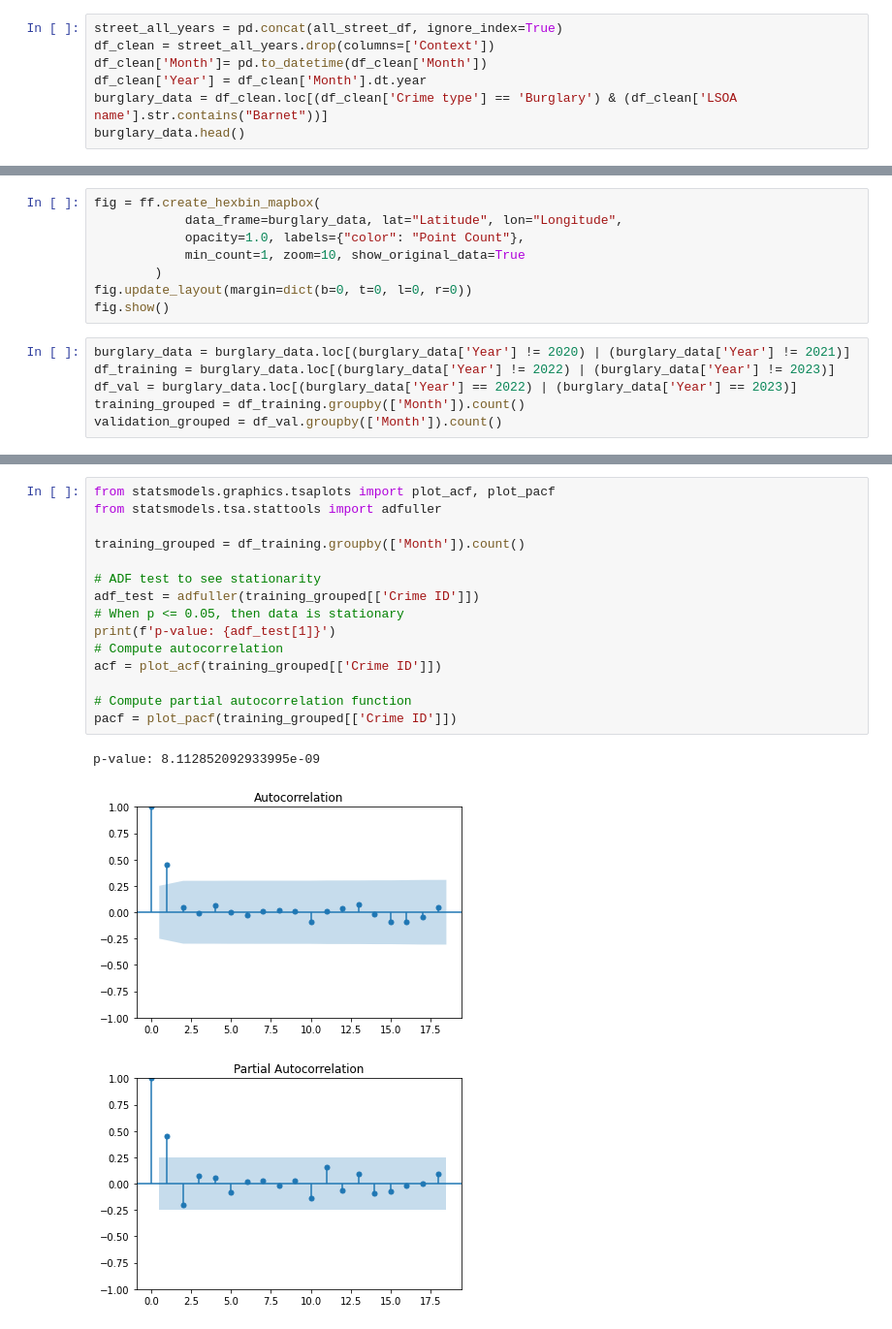
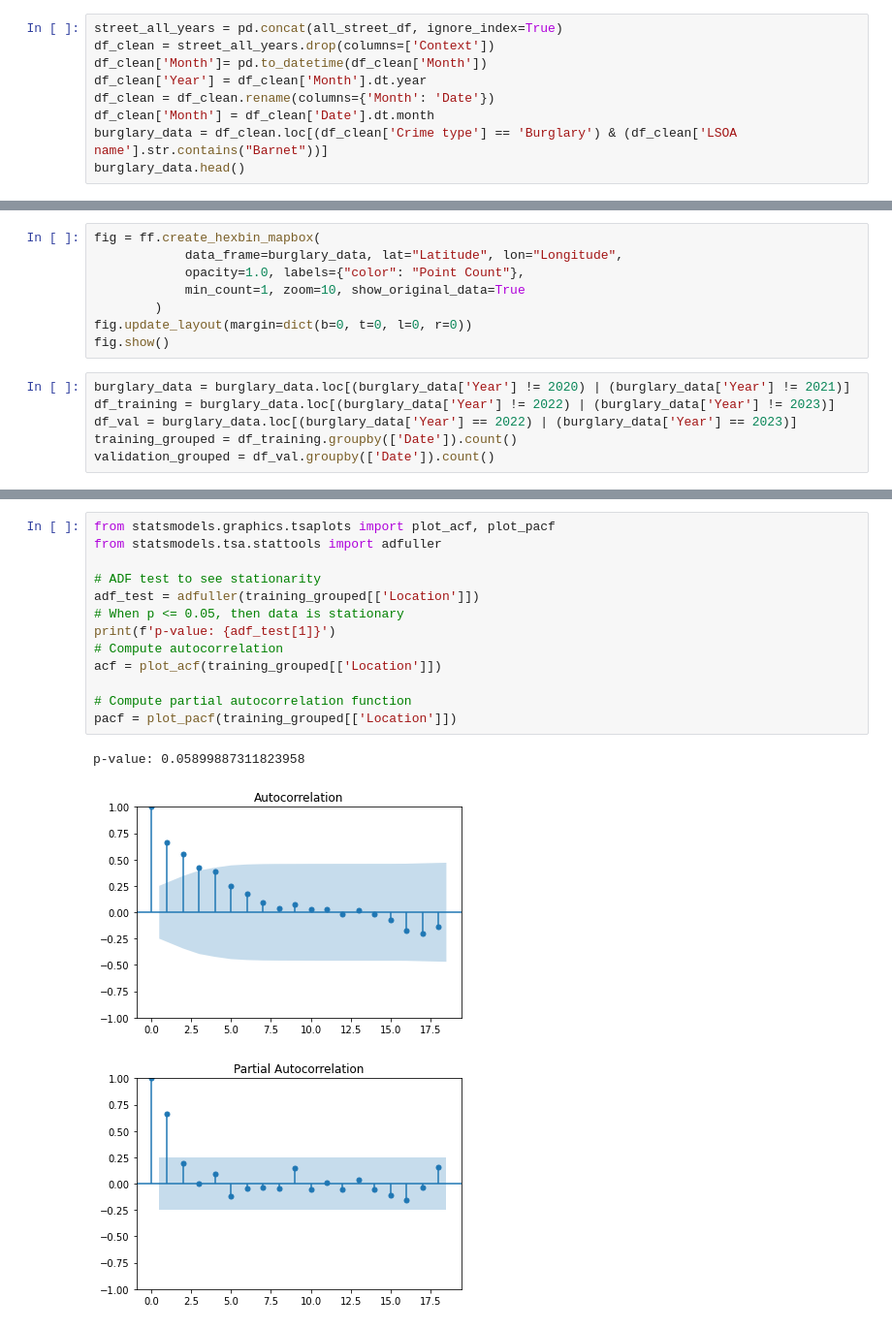
Before and after one commit to isavgt/JBG050-group11, a Jupyter notebook: datasetsexploration.ipynb, the cells around one changed output, grey strips where cells are left out. Shown at 97% size. Cells and saved outputs as stored; diff of their text form.

```diff
--- a/datasetsexploration.ipynb
+++ b/datasetsexploration.ipynb
@@ -54,6 +54,8 @@ street_all_years = pd.concat(all_street_df, ignore_index=True)
 df_clean = street_all_years.drop(columns=['Context'])
 df_clean['Month']= pd.to_datetime(df_clean['Month'])
 df_clean['Year'] = df_clean['Month'].dt.year
+df_clean = df_clean.rename(columns={'Month': 'Date'})
+df_clean['Month'] = df_clean['Date'].dt.month
 burglary_data = df_clean.loc[(df_clean['Crime type'] == 'Burglary') & (df_clean['LSOA name'].str.contains("Barnet"))]
 burglary_data.head()
 # %% [output]
@@ -75,8 +77,8 @@ fig.show()
 burglary_data = burglary_data.loc[(burglary_data['Year'] != 2020) | (burglary_data['Year'] != 2021)]
 df_training = burglary_data.loc[(burglary_data['Year'] != 2022) | (burglary_data['Year'] != 2023)]
 df_val = burglary_data.loc[(burglary_data['Year'] == 2022) | (burglary_data['Year'] == 2023)]
-training_grouped = df_training.groupby(['Month']).count()
-validation_grouped = df_val.groupby(['Month']).count()
+training_grouped = df_training.groupby(['Date']).count()
+validation_grouped = df_val.groupby(['Date']).count()
 # %%
 import matplotlib.pyplot as plt
 
@@ -101,19 +103,17 @@ s.plot()
 # %%
 from statsmodels.graphics.tsaplots import plot_acf, plot_pacf
 from statsmodels.tsa.stattools import adfuller
 
-training_grouped = df_training.groupby(['Month']).count()
-
 # ADF test to see stationarity
-adf_test = adfuller(training_grouped[['Crime ID']])
+adf_test = adfuller(training_grouped[['Location']])
 # When p <= 0.05, then data is stationary
 print(f'p-value: {adf_test[1]}')
 # Compute autocorrelation
-acf = plot_acf(training_grouped[['Crime ID']])
+acf = plot_acf(training_grouped[['Location']])
 
 # Compute partial autocorrelation function
-pacf = plot_pacf(training_grouped[['Crime ID']])
+pacf = plot_pacf(training_grouped[['Location']])
 # %% [output]
-p-value: 8.112852092933995e-09
+p-value: 0.05899887311823958
-[figure, old version]
+[figure, new version]
-[figure, old version]
+[figure, new version]
```
Also changed, not shown: parts of 15 cells of this notebook.
